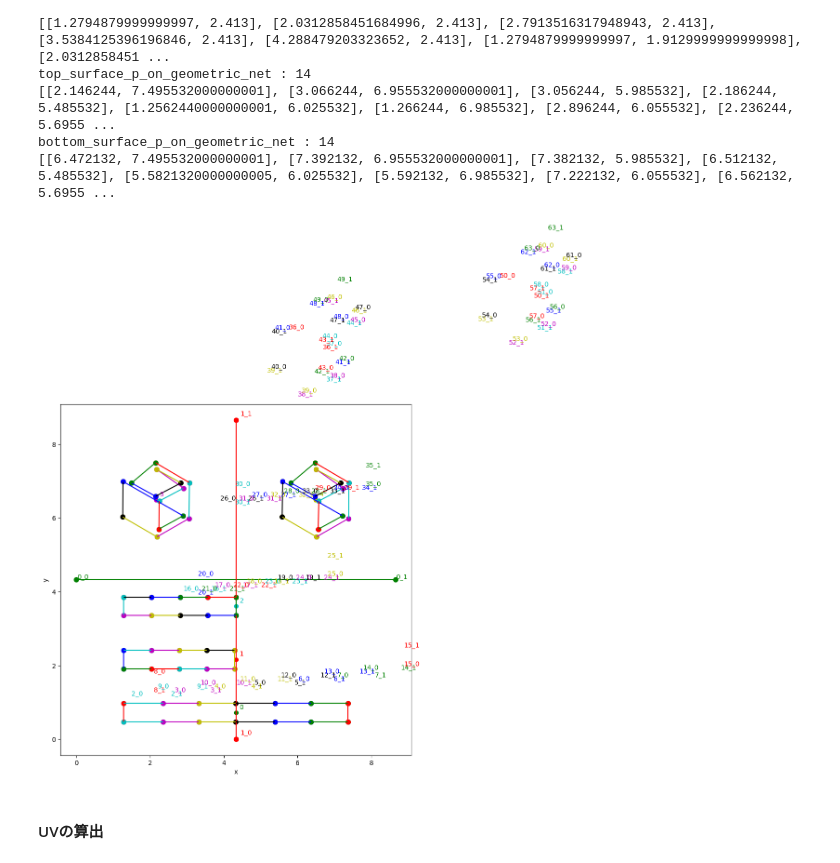
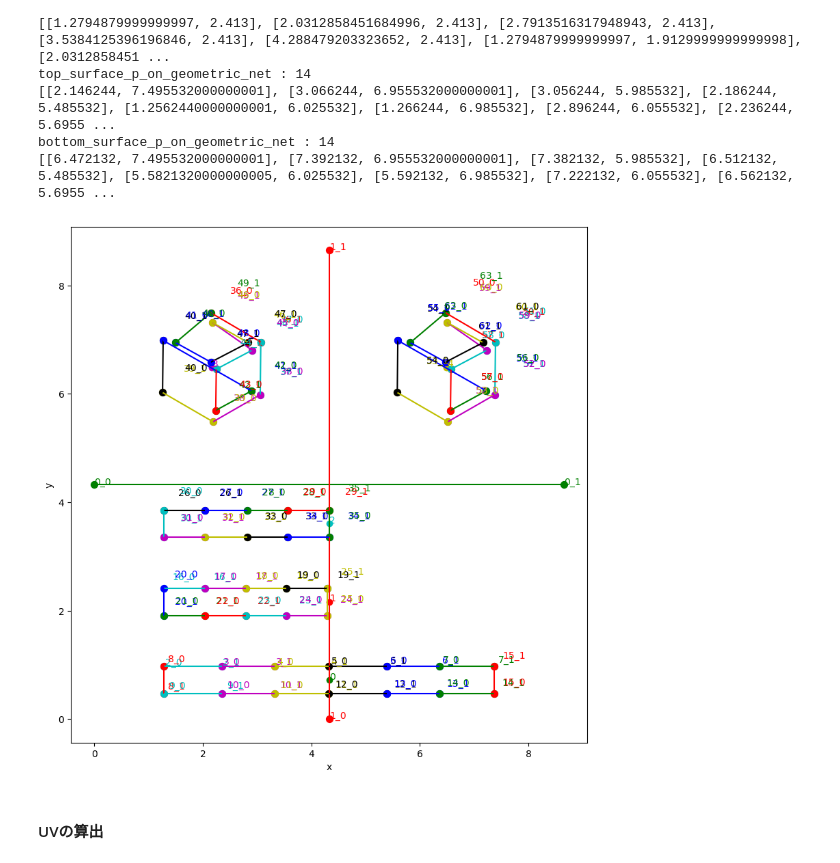
Before and after one commit to skybluemagic-io/Img2Obj, a Jupyter notebook: img2obj.ipynb, the cells around one changed output. Cells and saved outputs as stored; diff of their text form; code cells hidden in the pictures.

```diff
--- a/img2obj.ipynb
+++ b/img2obj.ipynb
@@ -111,8 +111,8 @@ def Display_Sides_And_Points(side_list, p_list, diff):
     ax.scatter(px2, py2, s=50, c=color, edgecolors=color)
 
     number_str = str(i) + "_"
-    ax.text((px1 + diff*(i+0.1)) , (py1 + diff*(i+0.1)), number_str + str(0) , color=color)
-    ax.text((px2 + diff*(i+0.1)) , (py2 + diff*(i+0.1)), number_str + str(1), color=color)
+    ax.text((px1 + diff*(i+0.0)) , (py1 + diff*(i+0.0)), number_str + str(0) , color=color)
+    ax.text((px2 + diff*(i+0.0)) , (py2 + diff*(i+0.0)), number_str + str(1), color=color)
 
   ax.set_aspect ('equal')
   ax.set_xlabel('x')
@@ -1226,8 +1226,8 @@ def Display_Sides_And_Points(side_list, p_list, diff):
     ax.scatter(px2, py2, s=50, c=color, edgecolors=color)
 
     number_str = str(i) + "_"
-    ax.text((px1 + diff*(i+0.2)) , (py1 + diff*(i+0.2)), number_str + str(0) , color=color)
-    ax.text((px2 + diff*(i+0.2)) , (py2 + diff*(i+0.2)), number_str + str(1), color=color)
+    ax.text((px1 + diff*(i+0.1)) , (py1 + diff*(i+0.1)), number_str + str(0) , color=color)
+    ax.text((px2 + diff*(i+0.1)) , (py2 + diff*(i+0.1)), number_str + str(1), color=color)
 
   ax.set_aspect ('equal')
   ax.set_xlabel('x')
@@ -1464,35 +1464,35 @@ for i in range(len(inner_side_surface_p_on_geometric_net_list)):
     lines.append([p1, p2])
 
 ls = top_surface_p_on_geometric_net
 for n in range(len(ls)):
   if n != (len(ls) - 1):
     p1 = ls[n]
     p2 = ls[n+1]
   else:
     p1 = ls[n]
     p2 = ls[0]
   lines.append([p1, p2])
 
 ls = bottom_surface_p_on_geometric_net
 for n in range(len(ls)):
   if n != (len(ls) - 1):
     p1 = ls[n]
     p2 = ls[n+1]
   else:
     p1 = ls[n]
     p2 = ls[0]
   lines.append([p1, p2])
 
 points = []
 points.append(outer_side_surface_cp_on_geometric_net)
 for i in range(len(inner_side_surface_cp_on_geometric_net_list)):
   points.append(inner_side_surface_cp_on_geometric_net_list[i])
 points.append(top_surface_cp_on_geometric_net)
 points.append(bottom_surface_cp_on_geometric_net)
 
-Display_Sides_And_Points(lines, points, 0.1)
+Display_Sides_And_Points(lines, points, 0.01)
 # %% [output]
-[figure, old version]
+[figure, new version]
 # %% [markdown]
 #### UVの算出
 # %%
```
Also changed, not shown: parts of 6 cells of this notebook.
